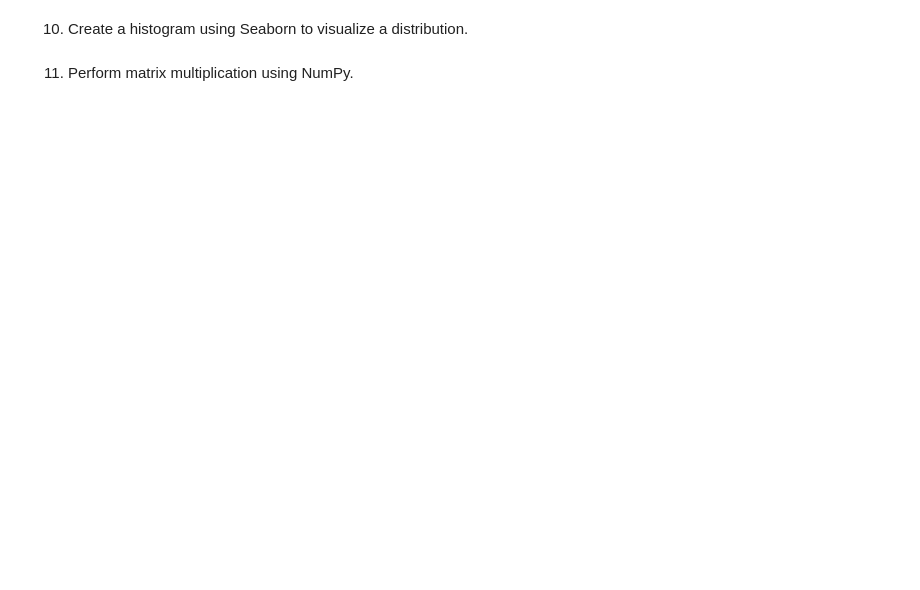
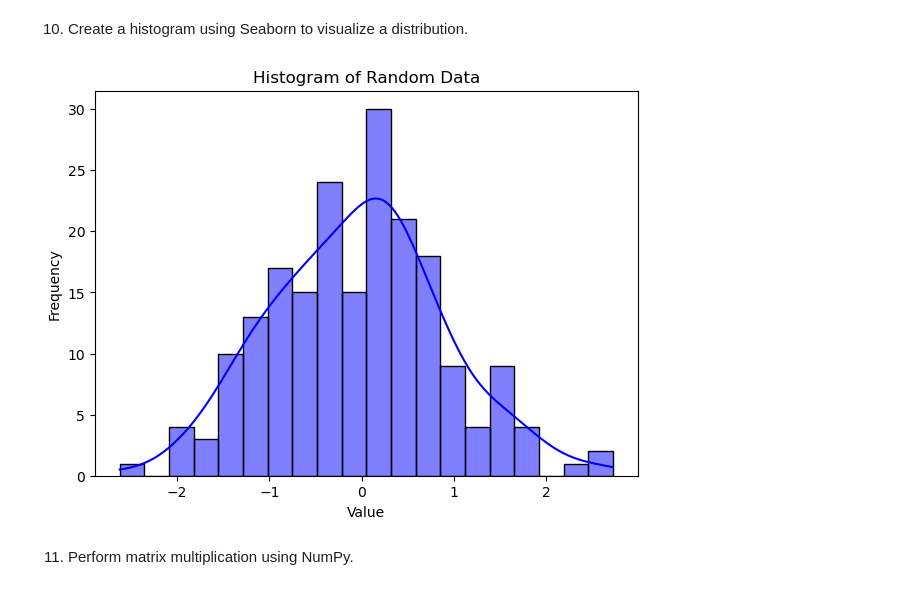
Before and after one commit to srijan469/python-practice-question, a Jupyter notebook: practice_Q6.ipynb, the cells around one changed output. Cells and saved outputs as stored; diff of their text form; code cells hidden in the pictures; blank space fills up the shorter version.

```diff
--- a/practice_Q6.ipynb
+++ b/practice_Q6.ipynb
@@ -166,4 +334,26 @@ Python lists, however, are heterogeneous (can store different data types), and e
 # %% [markdown]
 10. Create a histogram using Seaborn to visualize a distribution.
+# %%
+import seaborn as sns
+import numpy as np
+import matplotlib.pyplot as plt
+
+# Generate random data (normal distribution)
+np.random.seed(42)
+data = np.random.randn(200)  # 200 random numbers
+
+# Create a histogram
+plt.figure(figsize=(7, 5))  # Set figure size
+sns.histplot(data, bins=20, kde=True, color='blue')
+
+# Add labels and title
+plt.xlabel("Value")
+plt.ylabel("Frequency")
+plt.title("Histogram of Random Data")
+
+# Show the plot
+plt.show()
+# %% [output]
+[figure, added]
 # %% [markdown]
 11.  Perform matrix multiplication using NumPy.
```
Also changed, not shown: parts of 15 cells of this notebook.
